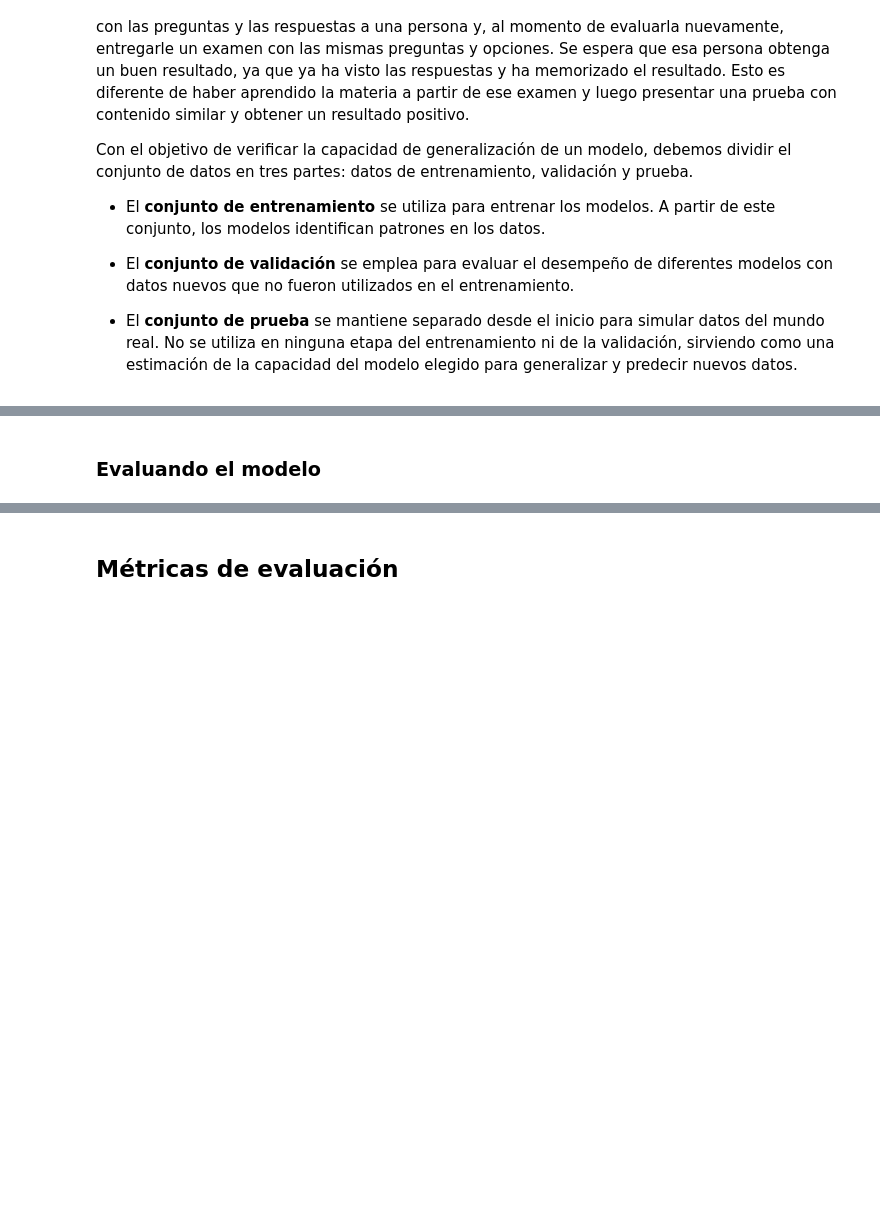
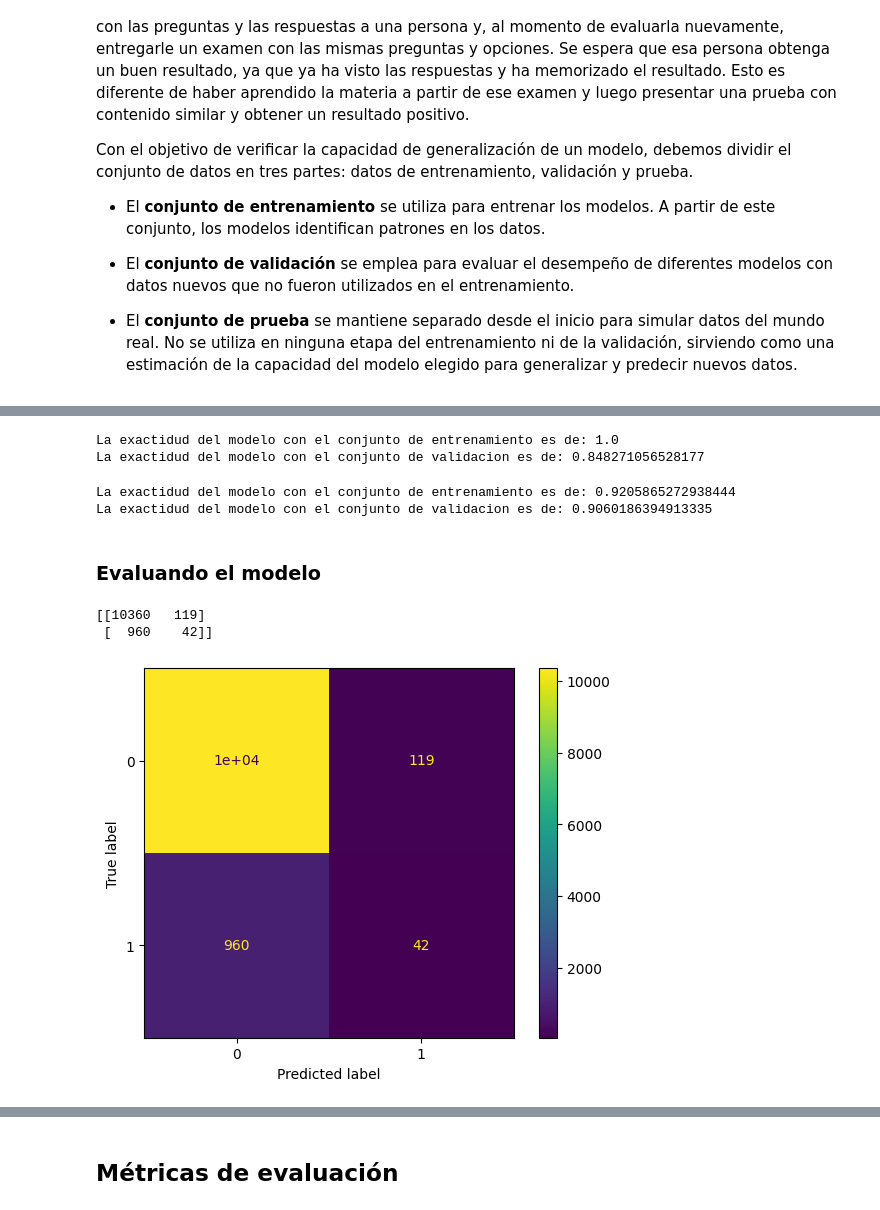
Before and after one commit to JackMBerrocal/2063-visualizacion-de-datos-con-bibliotecas-de-python, a Jupyter notebook: Clasificacion_validacion_y_metricas.ipynb, the cells around one changed output, grey strips where cells are left out. Drawn from its saved outputs; the diff is of its cells as text; code cells hidden in the pictures; blank space fills up the shorter version.

```diff
--- a/Clasificacion_validacion_y_metricas.ipynb
+++ b/Clasificacion_validacion_y_metricas.ipynb
@@ -33,2 +70,21 @@ Con el objetivo de verificar la capacidad de generalización de un modelo, debem
+# %%
+X,X_test,y,y_test = train_test_split(X,y,test_size=0.15,stratify=y,random_state=5)
+X_train,X_val,y_train,y_val = train_test_split(X,y,stratify=y,random_state=5)
+# %%
+modelo = DecisionTreeClassifier()
+modelo.fit(X_train, y_train)
+print(f'La exactidud del modelo con el conjunto de entrenamiento es de: {modelo.score(X_train, y_train)}')
+print(f'La exactidud del modelo con el conjunto de validacion es de: {modelo.score(X_val, y_val)}')
+# %% [output]
+La exactidud del modelo con el conjunto de entrenamiento es de: 1.0
+La exactidud del modelo con el conjunto de validacion es de: 0.848271056528177
+# %%
+modelo = DecisionTreeClassifier(max_depth=10)
+modelo.fit(X_train, y_train)
+print(f'La exactidud del modelo con el conjunto de entrenamiento es de: {modelo.score(X_train, y_train)}')
+print(f'La exactidud del modelo con el conjunto de validacion es de: {modelo.score(X_val, y_val)}')
+# %% [output]
+La exactidud del modelo con el conjunto de entrenamiento es de: 0.9205865272938444
+La exactidud del modelo con el conjunto de validacion es de: 0.9060186394913335
 # %% [markdown]
 ### Evaluando el modelo
@@ -34,0 +93,7 @@ Con el objetivo de verificar la capacidad de generalización de un modelo, debem
+# %%
+y_previsto = modelo.predict(X_val)
+matriz_confusion = confusion_matrix(y_val, y_previsto)
+print(matriz_confusion)
+# %% [output]
+[[10360   119]
+ [  960    42]]
@@ -34,0 +102,5 @@ Con el objetivo de verificar la capacidad de generalización de un modelo, debem
+# %%
+visualizcion = ConfusionMatrixDisplay(matriz_confusion)
+visualizcion.plot();
+# %% [output]
+[figure, added]
```
Also changed, not shown: parts of 14 cells of this notebook.
